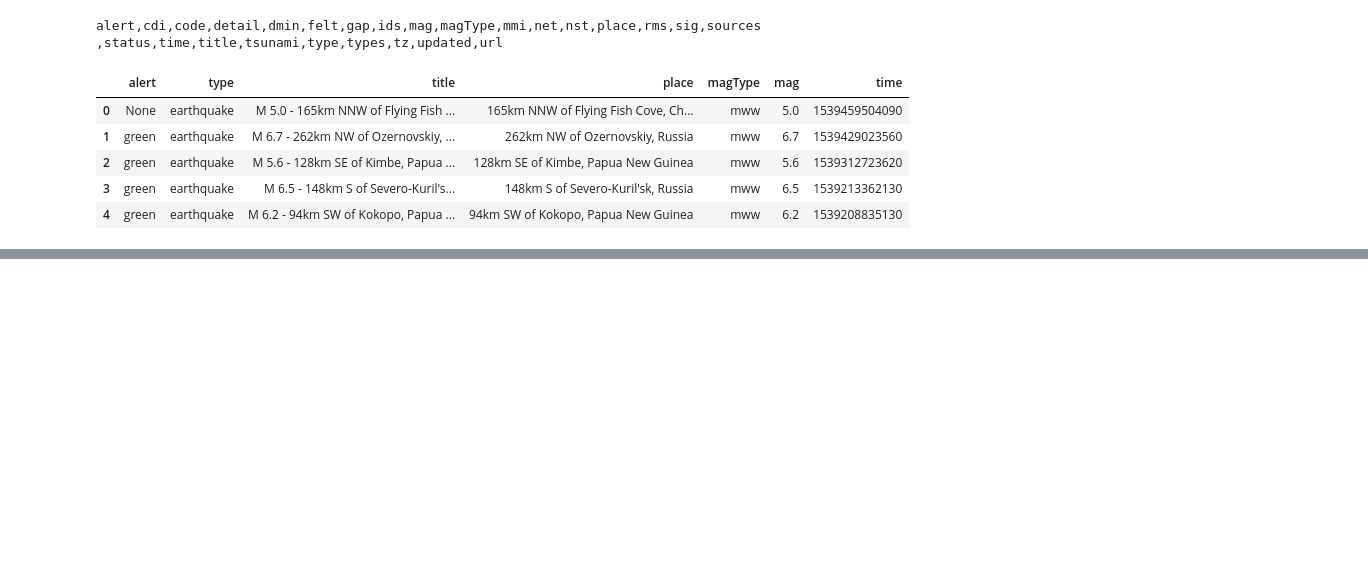
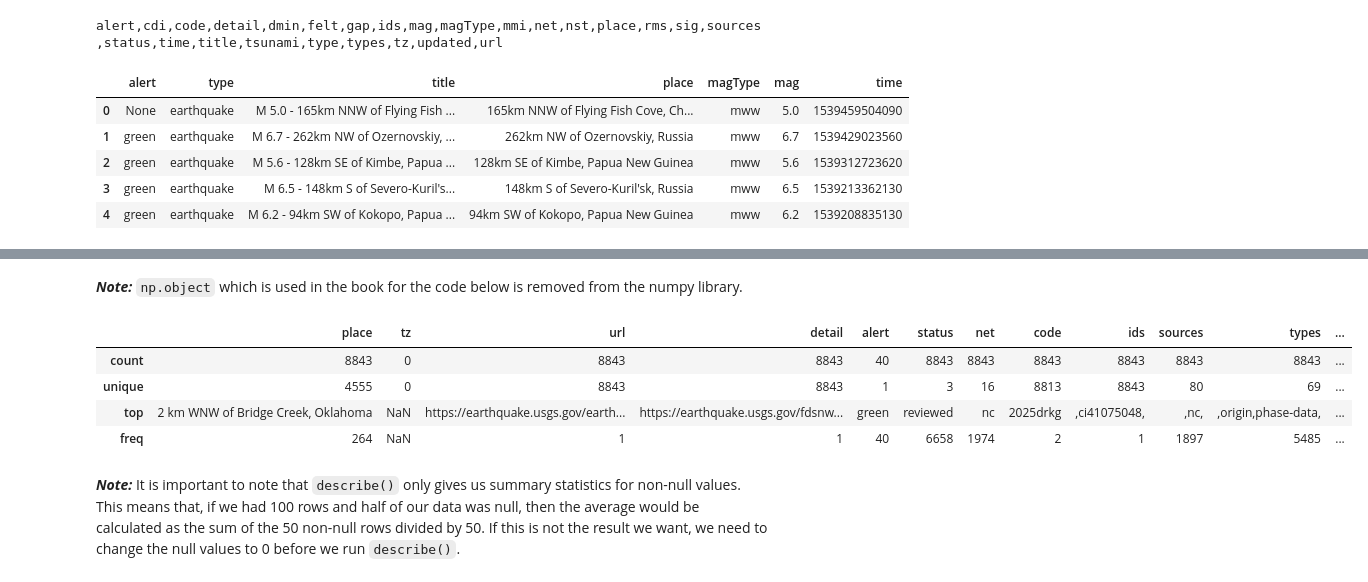
Before and after one commit to OfTheByteQuest/Data-Analytics-Learning-and-Projects, a Jupyter notebook: Chapter-2/Chapter-2.ipynb, the cells around one changed output, grey strips where cells are left out. Cells and saved outputs as stored; diff of their text form; code cells hidden in the pictures; blank space fills up the shorter version.

```diff
--- a/Chapter-2/Chapter-2.ipynb
+++ b/Chapter-2/Chapter-2.ipynb
@@ -318,0 +462,12 @@ tsunamis.head()
+# %% [markdown]
+***Note:*** `np.object` which is used in the book for the code below is removed from the numpy library.
+# %%
+df.describe(include=object)
+# %% [output]
+|  | place | tz | url | detail | alert | status | net | code | ids | sources | types | ... |
+| count | 8843 | 0 | 8843 | 8843 | 40 | 8843 | 8843 | 8843 | 8843 | 8843 | 8843 | ... |
+| unique | 4555 | 0 | 8843 | 8843 | 1 | 3 | 16 | 8813 | 8843 | 80 | 69 | ... |
+| top | 2 km WNW of Bridge Creek, Oklahoma | NaN | https://earthquake.usgs.gov/earth... | https://earthquake.usgs.gov/fdsnw... | green | reviewed | nc | 2025drkg | ,ci41075048, | ,nc, | ,origin,phase-data, | ... |
+| freq | 264 | NaN | 1 | 1 | 40 | 6658 | 1974 | 2 | 1 | 1897 | 5485 | ... |
+# %% [markdown]
+***Note:*** It is important to note that `describe()` only gives us summary statistics for non-null values. This means that, if we had 100 rows and half of our data was null, then the average would be calculated as the sum of the 50 non-null rows divided by 50. If this is not the result we want, we need to change the null values to 0 before we run `describe()`.
```
Also changed, not shown: parts of 21 cells of this notebook.
